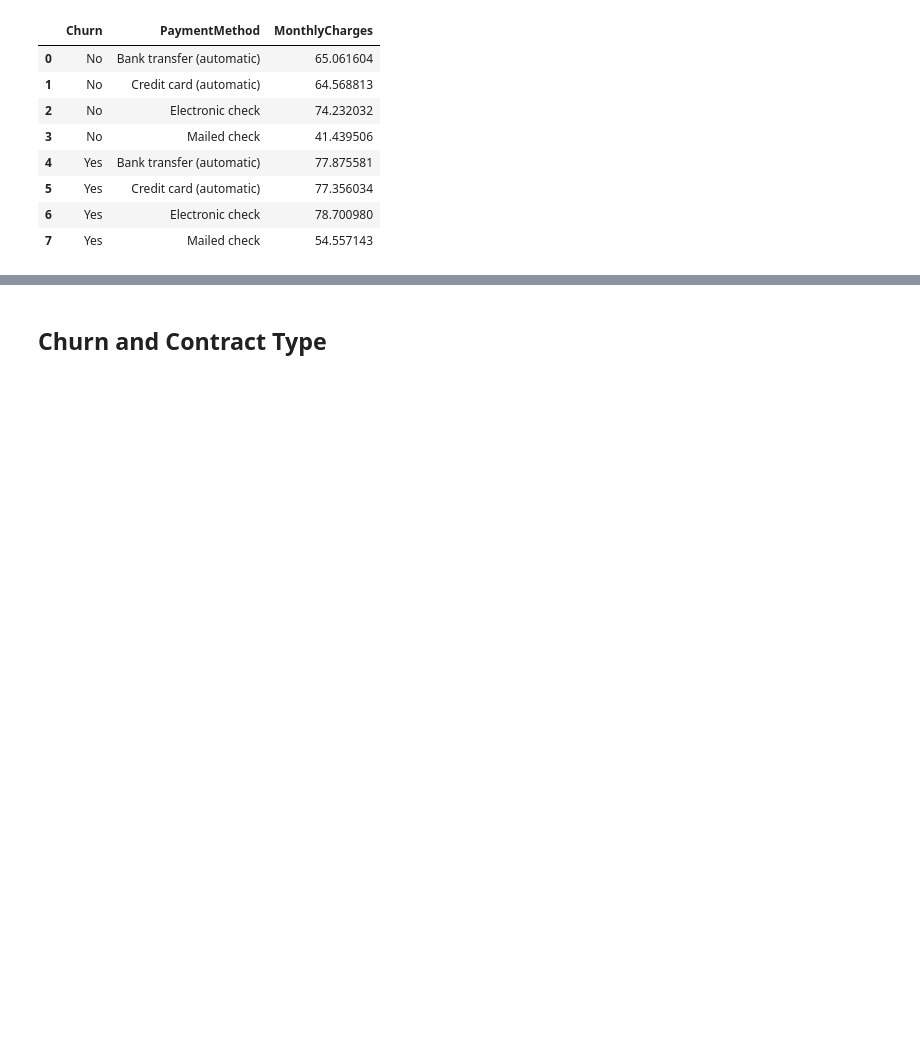
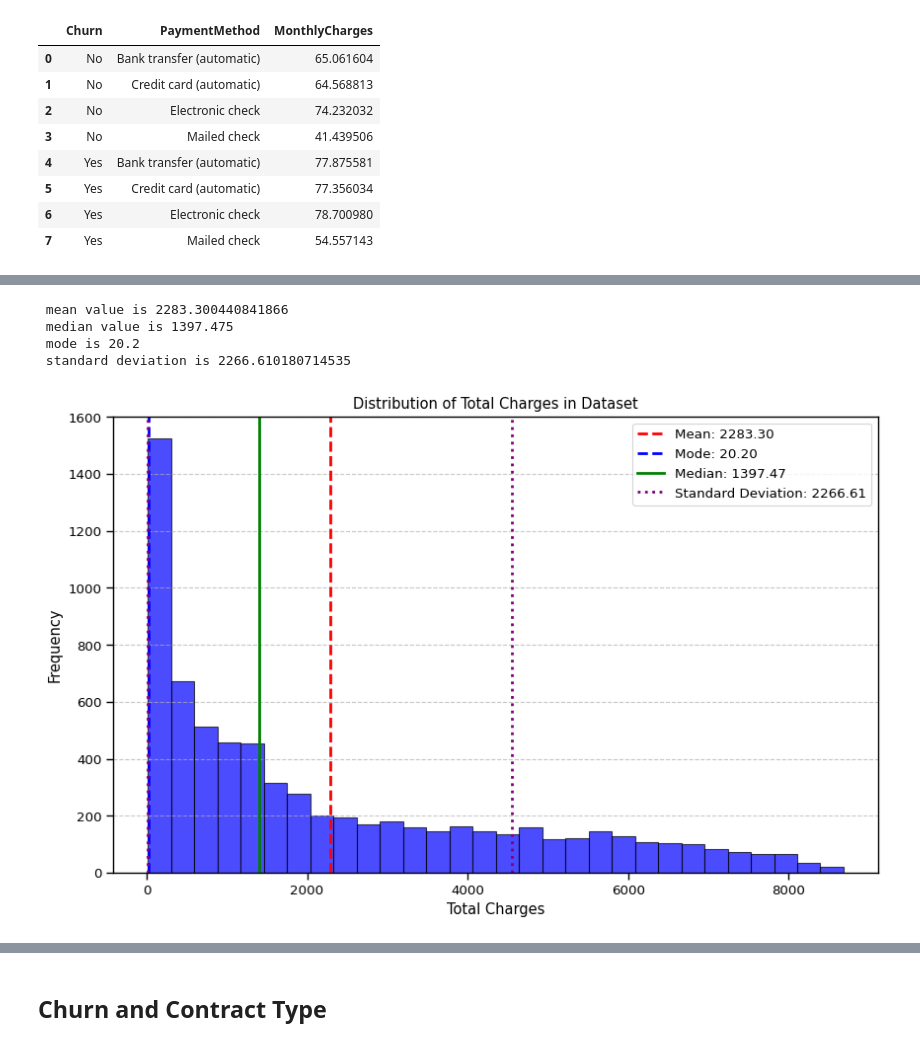
Before and after one commit to Xninety-nine/Springboard, a Jupyter notebook: Churn.ipynb, the cells around one changed output, grey strips where cells are left out. Saved outputs shown, nothing was run; the diff lists cells and outputs as text; code cells hidden in the pictures; blank space fills up the shorter version.

```diff
--- a/Churn.ipynb
+++ b/Churn.ipynb
@@ -493,0 +508,44 @@ fig.show()
+# %%
+# Calculating statistics
+mean = np.mean(df['TotalCharges'])
+mode = stats.mode(df['TotalCharges'], keepdims=True).mode[0]
+median = np.median(df['TotalCharges'])
+std_dev = np.std(df['TotalCharges'])
+
+
+print(f' mean value is {mean}')
+print(f' median value is {median}')
+print(f' mode is {mode}')
+print(f' standard deviation is {std_dev}')
+# %% [output]
+ mean value is 2283.300440841866
+ median value is 1397.475
+ mode is 20.2
+ standard deviation is 2266.610180714535
+# %%
+#Histogram
+plt.figure(figsize=(10,6))
+plt.hist(df['TotalCharges'], bins=30, color='blue', edgecolor='black',alpha = 0.7)
+
+
+# Add vertical lines for mean, median, and standard deviation
+plt.axvline(mean, color='red', linestyle='dashed', linewidth=2, label=f'Mean: {mean:.2f}')
+plt.axvline(mode, color='blue', linestyle='dashed', linewidth=2, label=f'Mode: {mode:.2f}')
+plt.axvline(median, color='green', linestyle='solid', linewidth=2, label=f'Median: {median:.2f}')
+plt.axvline(mean + std_dev, color='purple', linestyle='dotted', linewidth=2, label=f'Standard Deviation: {std_dev:.2f}')
+plt.axvline(mean - std_dev, color='purple', linestyle='dotted', linewidth=2)
+
+
+plt.xlabel('Total Charges')
+plt.ylabel('Frequency')
+plt.title('Distribution of Total Charges in Dataset')
+
+plt.legend()
+
+# Grid for better readability
+plt.grid(axis='y', linestyle='--', alpha=0.7)
+
+
+plt.show()
+# %% [output]
+[figure, added]
```
Also changed, not shown: parts of 60 cells of this notebook.
